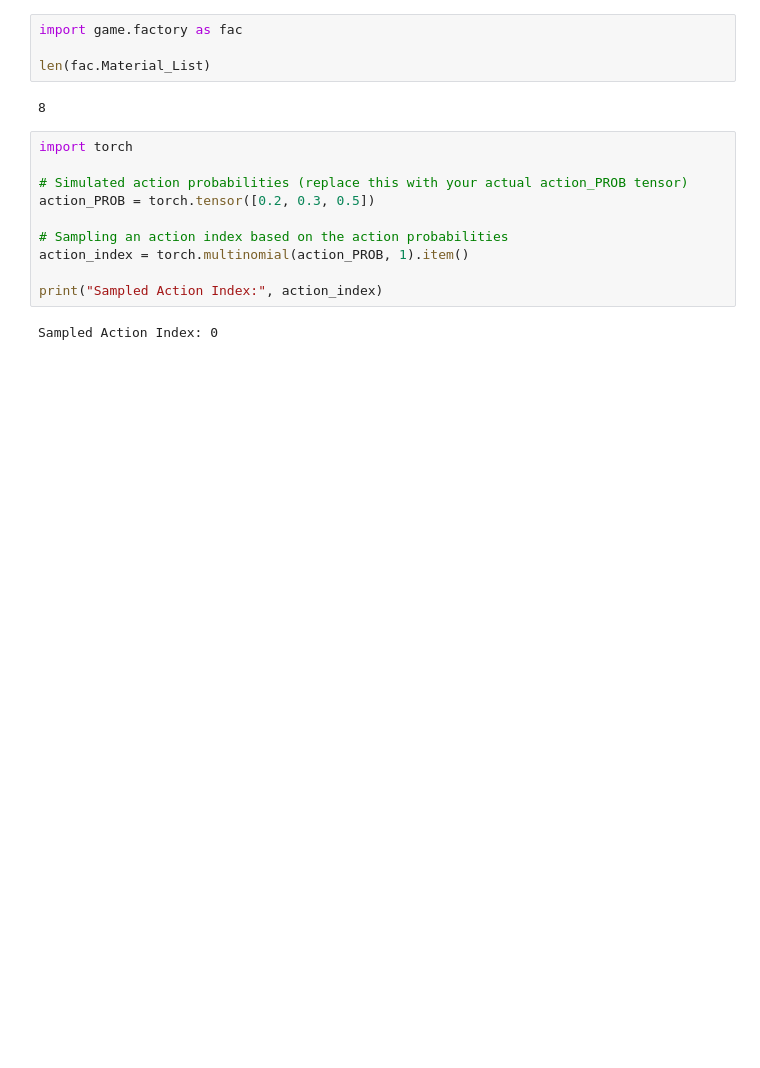
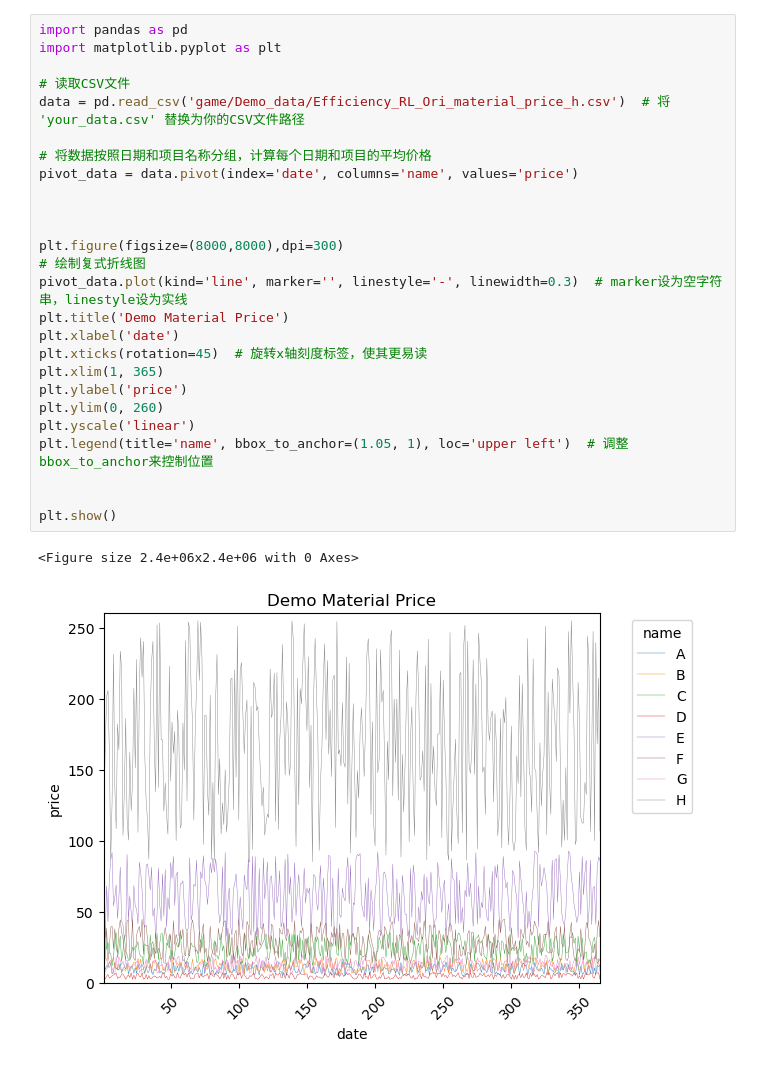
Before and after one commit to RuihanRZhao/Efficiency_RL, a Jupyter notebook: src/temp_DB.ipynb, the cells around one changed output. Saved outputs shown, nothing was run; the diff lists cells and outputs as text; blank space fills up the shorter version.

```diff
--- a/src/temp_DB.ipynb
+++ b/src/temp_DB.ipynb
@@ -1,20 +1,31 @@
-# %%
-import game.factory as fac
-
-len(fac.Material_List)
-# %% [output]
-8
-# %%
-import torch
-
-# Simulated action probabilities (replace this with your actual action_PROB tensor)
-action_PROB = torch.tensor([0.2, 0.3, 0.5])
-
-# Sampling an action index based on the action probabilities
-action_index = torch.multinomial(action_PROB, 1).item()
-
-print("Sampled Action Index:", action_index)
-# %% [output]
-Sampled Action Index: 0
+# %%
+import pandas as pd
+import matplotlib.pyplot as plt
+
+# 读取CSV文件
+data = pd.read_csv('game/Demo_data/Efficiency_RL_Ori_material_price_h.csv')  # 将 'your_data.csv' 替换为你的CSV文件路径
+
+# 将数据按照日期和项目名称分组，计算每个日期和项目的平均价格
+pivot_data = data.pivot(index='date', columns='name', values='price')
+
+
+
+plt.figure(figsize=(8000,8000),dpi=300)
+# 绘制复式折线图
+pivot_data.plot(kind='line', marker='', linestyle='-', linewidth=0.3)  # marker设为空字符串，linestyle设为实线
+plt.title('Demo Material Price')
+plt.xlabel('date')
+plt.xticks(rotation=45)  # 旋转x轴刻度标签，使其更易读
+plt.xlim(1, 365)
+plt.ylabel('price')
+plt.ylim(0, 260)
+plt.yscale('linear')
+plt.legend(title='name', bbox_to_anchor=(1.05, 1), loc='upper left')  # 调整bbox_to_anchor来控制位置
+
+
+plt.show()
+# %% [output]
+<Figure size 2.4e+06x2.4e+06 with 0 Axes>
+[figure, added]
 # %%
 import torch
```
Also changed, not shown: parts of 4 cells of this notebook, 58 other files.
